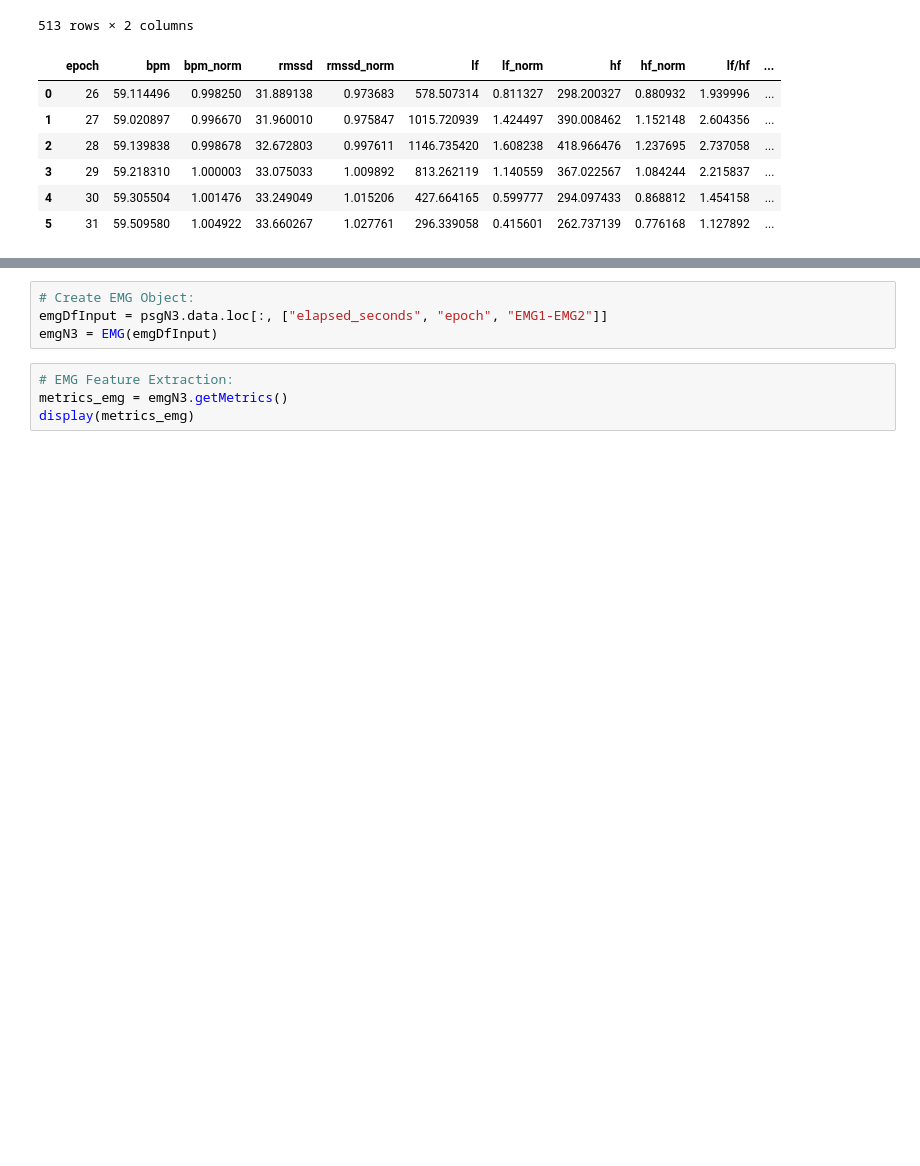
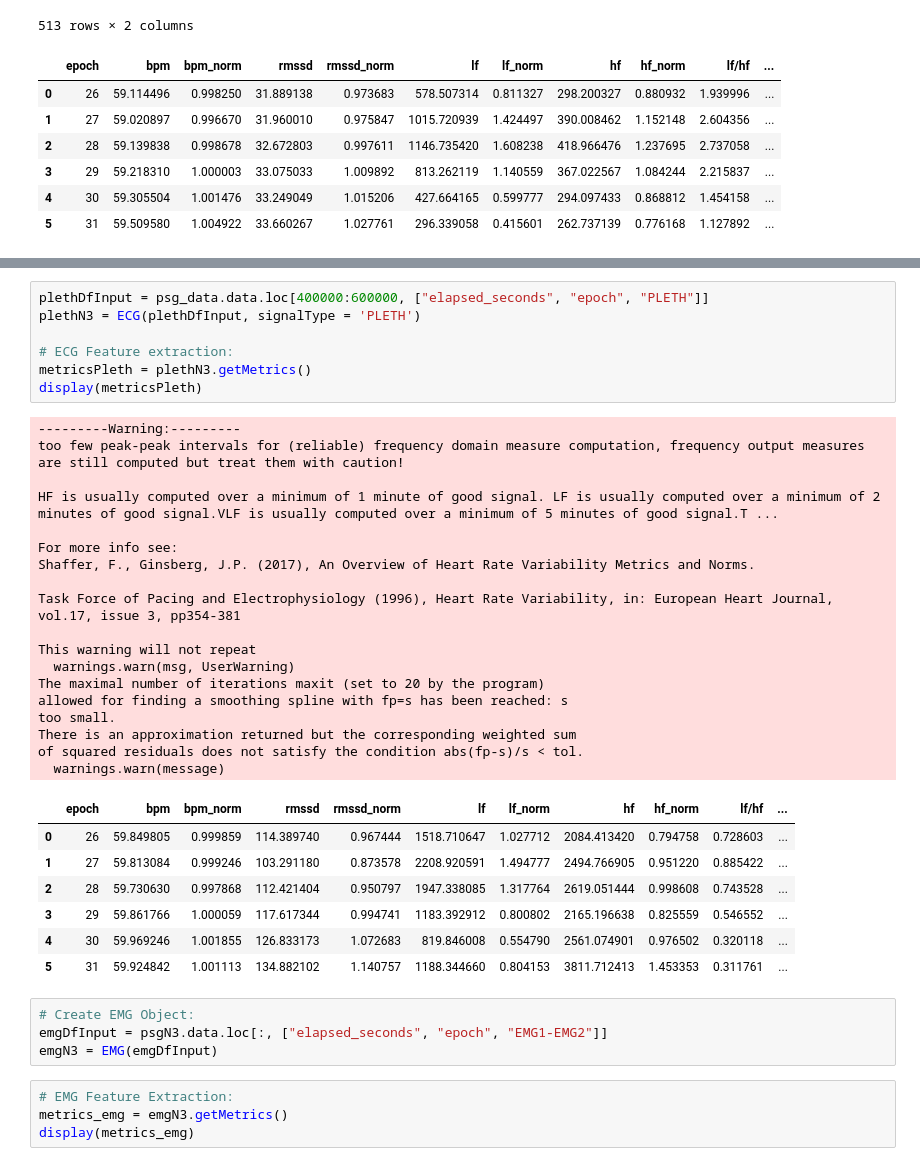
Before and after one commit to brycegsmith/psg_project, a Jupyter notebook: main.ipynb, the cells around one changed output, grey strips where cells are left out. Saved outputs shown, nothing was run; the diff lists cells and outputs as text; blank space fills up the shorter version.

```diff
--- a/main.ipynb
+++ b/main.ipynb
@@ -104,3 +113,36 @@ display(metrics1)
+# %%
+plethDfInput = psg_data.data.loc[400000:600000, ["elapsed_seconds", "epoch", "PLETH"]]
+plethN3 = ECG(plethDfInput, signalType = 'PLETH')
+
+# ECG Feature extraction:
+metricsPleth = plethN3.getMetrics()
+display(metricsPleth)
+# %% [output]
+---------Warning:---------
+too few peak-peak intervals for (reliable) frequency domain measure computation, frequency output measures are still computed but treat them with caution!
+
+HF is usually computed over a minimum of 1 minute of good signal. LF is usually computed over a minimum of 2 minutes of good signal.VLF is usually computed over a minimum of 5 minutes of good signal.T ...
+
+For more info see:
+Shaffer, F., Ginsberg, J.P. (2017), An Overview of Heart Rate Variability Metrics and Norms.
+
+Task Force of Pacing and Electrophysiology (1996), Heart Rate Variability, in: European Heart Journal, vol.17, issue 3, pp354-381
+
+This warning will not repeat
+  warnings.warn(msg, UserWarning)
+The maximal number of iterations maxit (set to 20 by the program)
+allowed for finding a smoothing spline with fp=s has been reached: s
+too small.
+There is an approximation returned but the corresponding weighted sum
+of squared residuals does not satisfy the condition abs(fp-s)/s < tol.
+  warnings.warn(message)
+|  | epoch | bpm | bpm_norm | rmssd | rmssd_norm | lf | lf_norm | hf | hf_norm | lf/hf | ... |
+| 0 | 26 | 59.849805 | 0.999859 | 114.389740 | 0.967444 | 1518.710647 | 1.027712 | 2084.413420 | 0.794758 | 0.728603 | ... |
+| 1 | 27 | 59.813084 | 0.999246 | 103.291180 | 0.873578 | 2208.920591 | 1.494777 | 2494.766905 | 0.951220 | 0.885422 | ... |
+| 2 | 28 | 59.730630 | 0.997868 | 112.421404 | 0.950797 | 1947.338085 | 1.317764 | 2619.051444 | 0.998608 | 0.743528 | ... |
+| 3 | 29 | 59.861766 | 1.000059 | 117.617344 | 0.994741 | 1183.392912 | 0.800802 | 2165.196638 | 0.825559 | 0.546552 | ... |
+| 4 | 30 | 59.969246 | 1.001855 | 126.833173 | 1.072683 | 819.846008 | 0.554790 | 2561.074901 | 0.976502 | 0.320118 | ... |
+| 5 | 31 | 59.924842 | 1.001113 | 134.882102 | 1.140757 | 1188.344660 | 0.804153 | 3811.712413 | 1.453353 | 0.311761 | ... |
 # %%
 # Create EMG Object:
 emgDfInput = psgN3.data.loc[:, ["elapsed_seconds", "epoch", "EMG1-EMG2"]]
```
Also changed, not shown: parts of 2 cells of this notebook, 2 other files.
